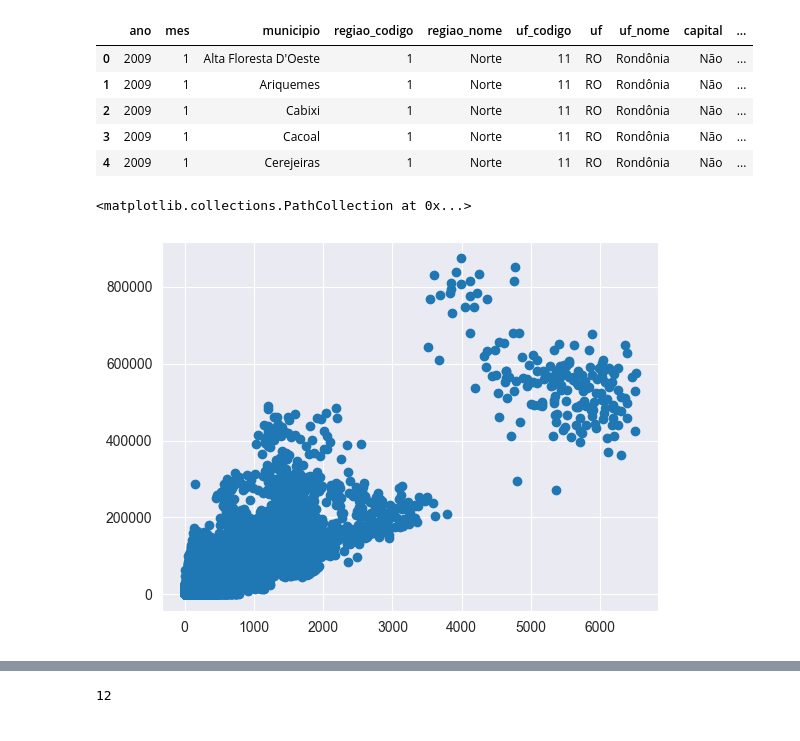
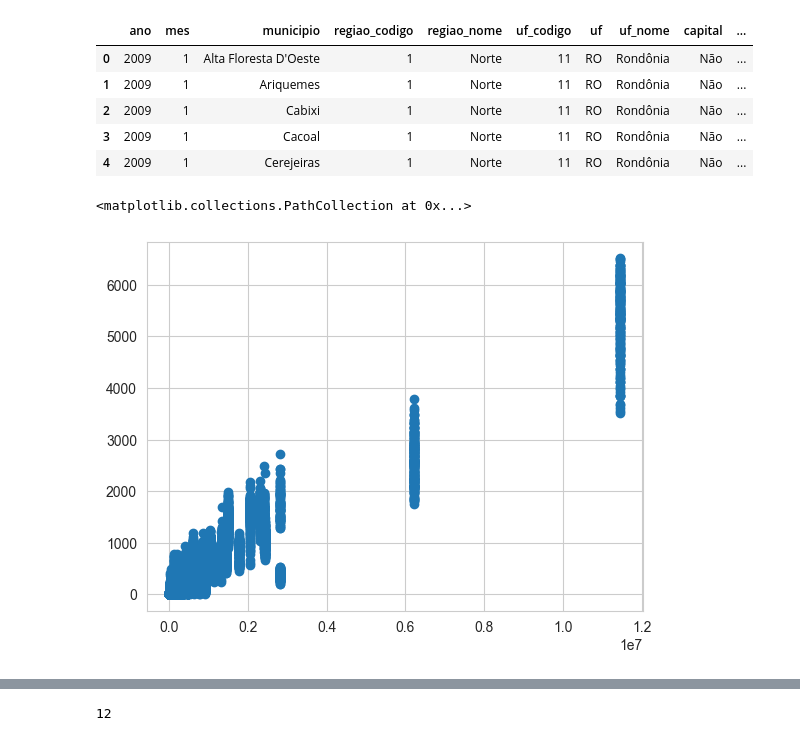
Before and after one commit to linocesar/desafio_ciencia_dados_2, a Jupyter notebook: clustering.ipynb, the cells around one changed output, grey strips where cells are left out. Cells and saved outputs as stored; diff of their text form; code cells hidden in the pictures.

```diff
--- a/clustering.ipynb
+++ b/clustering.ipynb
@@ -16,7 +18,7 @@ df.head()
 | 3 | 2009 | 1 | Cacoal | 1 | Norte | 11 | RO | Rondônia | Não | ... |
 | 4 | 2009 | 1 | Cerejeiras | 1 | Norte | 11 | RO | Rondônia | Não | ... |
 # %%
-plt.scatter(df['partos_e_nascimentos_qtd'], df['diagnostico_ultrasonografia_val'])
+plt.scatter(df['numero_habitantes'], df['partos_e_nascimentos_qtd'])
 # %% [output]
 <matplotlib.collections.PathCollection at 0x...>
-[figure, old version]
+[figure, new version]
```
Also changed, not shown: parts of 38 cells of this notebook, 1 other file.
